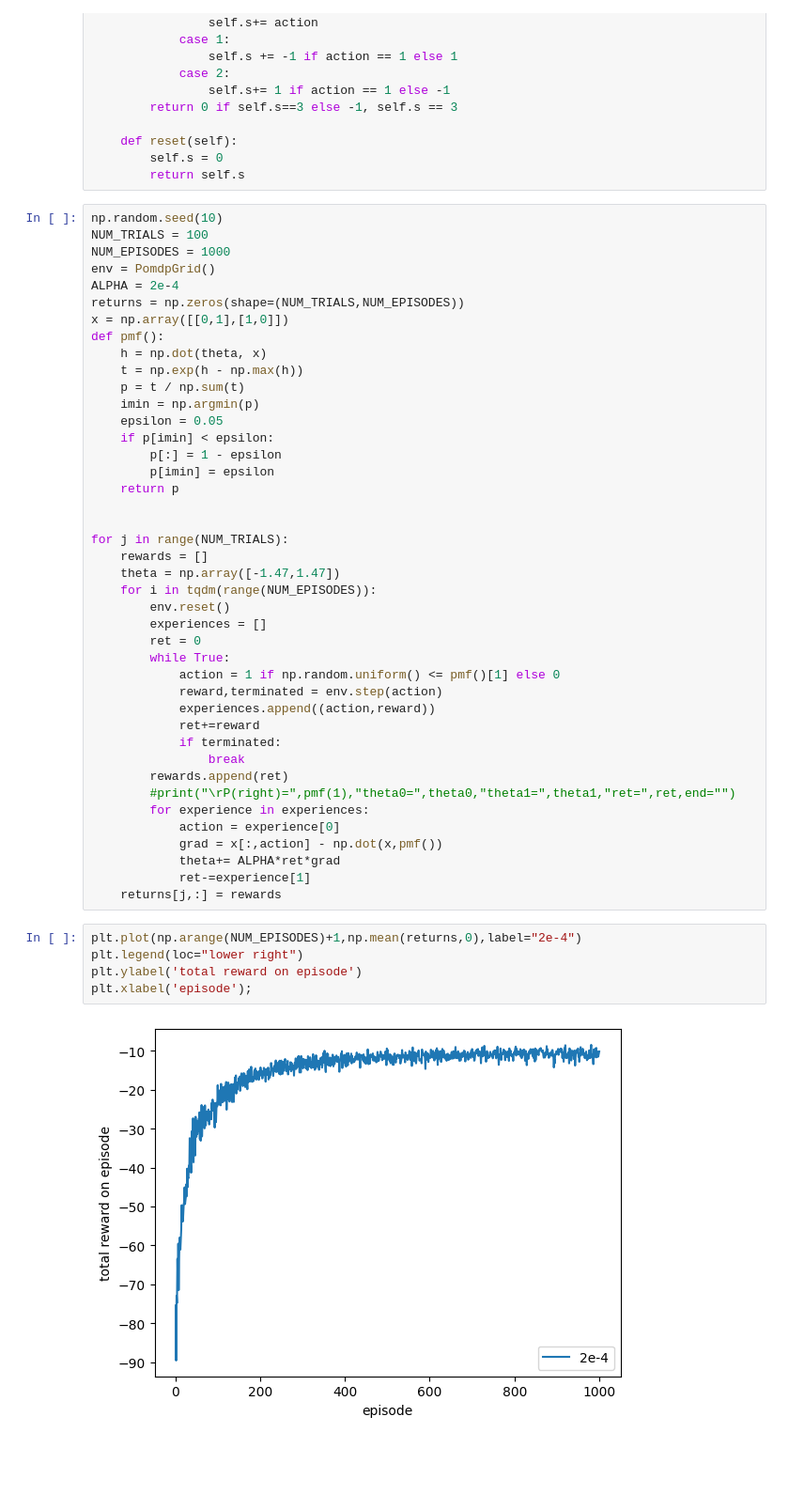
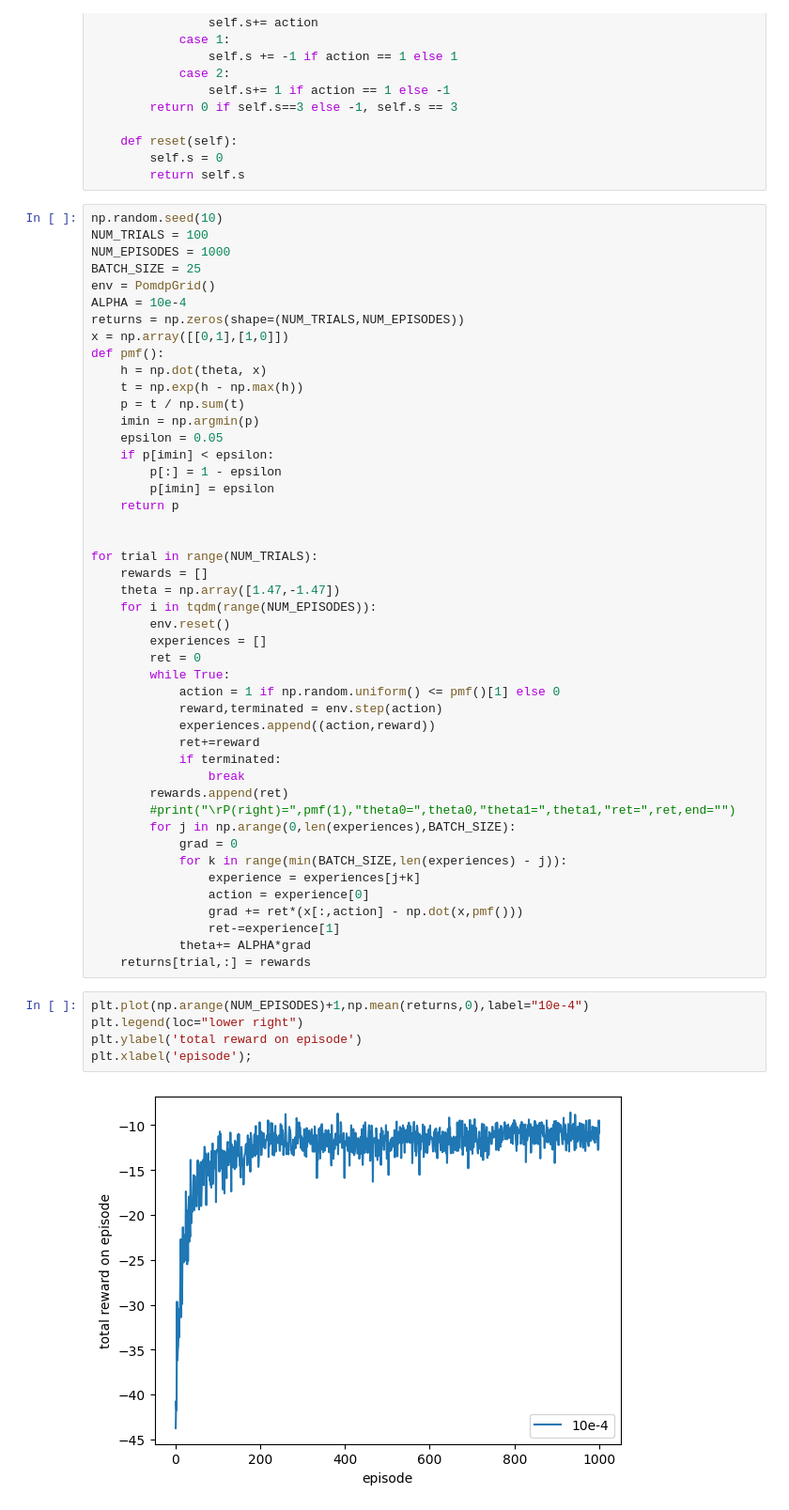
Before and after one commit to gmuthu7/Gridworld, a Jupyter notebook: gridworld.ipynb, the cells around one changed output. Shown at 94% size. Cells and saved outputs as stored; diff of their text form; blank space fills up the shorter version.

Commit message:
Experimented with batch in policy gradient

```diff
--- a/gridworld.ipynb
+++ b/gridworld.ipynb
@@ -166,8 +166,9 @@ class PomdpGrid:
 np.random.seed(10)
 NUM_TRIALS = 100
 NUM_EPISODES = 1000
+BATCH_SIZE = 25
 env = PomdpGrid()
-ALPHA = 2e-4
+ALPHA = 10e-4
 returns = np.zeros(shape=(NUM_TRIALS,NUM_EPISODES))
 x = np.array([[0,1],[1,0]])
 def pmf():
@@ -182,9 +183,9 @@ def pmf():
     return p
 
 
-for j in range(NUM_TRIALS):
+for trial in range(NUM_TRIALS):
     rewards = []
-    theta = np.array([-1.47,1.47])
+    theta = np.array([1.47,-1.47])
     for i in tqdm(range(NUM_EPISODES)):
         env.reset()
         experiences = []
@@ -198,19 +199,22 @@ for j in range(NUM_TRIALS):
                 break
         rewards.append(ret)
         #print("\rP(right)=",pmf(1),"theta0=",theta0,"theta1=",theta1,"ret=",ret,end="")
-        for experience in experiences:
-            action = experience[0]
-            grad = x[:,action] - np.dot(x,pmf())
-            theta+= ALPHA*ret*grad
-            ret-=experience[1]
-    returns[j,:] = rewards
+        for j in np.arange(0,len(experiences),BATCH_SIZE):
+            grad = 0
+            for k in range(min(BATCH_SIZE,len(experiences) - j)):
+                experience = experiences[j+k]
+                action = experience[0]
+                grad += ret*(x[:,action] - np.dot(x,pmf()))
+                ret-=experience[1]
+            theta+= ALPHA*grad
+    returns[trial,:] = rewards
 # %%
-plt.plot(np.arange(NUM_EPISODES)+1,np.mean(returns,0),label="2e-4")
+plt.plot(np.arange(NUM_EPISODES)+1,np.mean(returns,0),label="10e-4")
 plt.legend(loc="lower right")
 plt.ylabel('total reward on episode')
 plt.xlabel('episode');
 # %% [output]
-[figure, old version]
+[figure, new version]
 # %%
 plt.plot(returns[0],label="First trial",color="red")
 plt.legend(loc="lower right")
```
Also changed, not shown: parts of 2 cells of this notebook.
